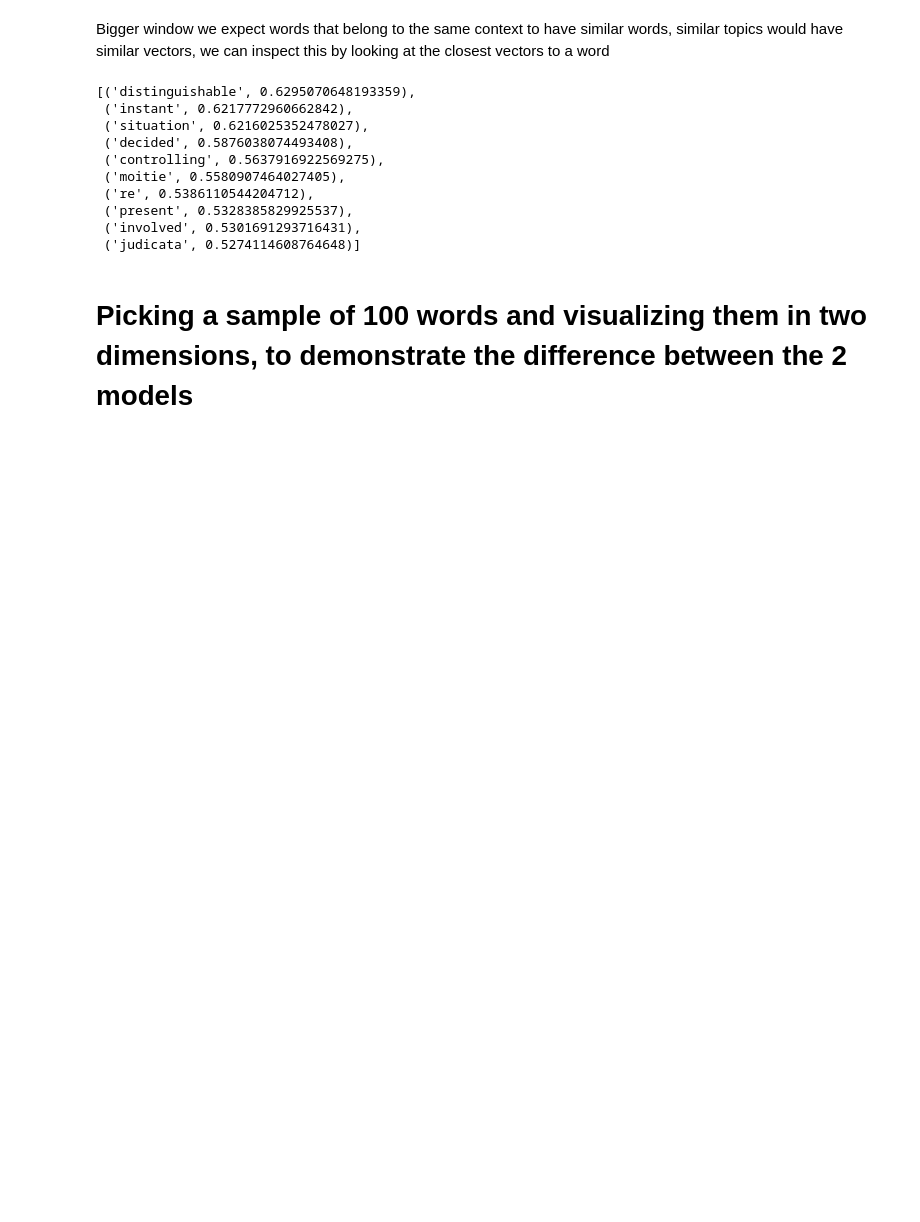
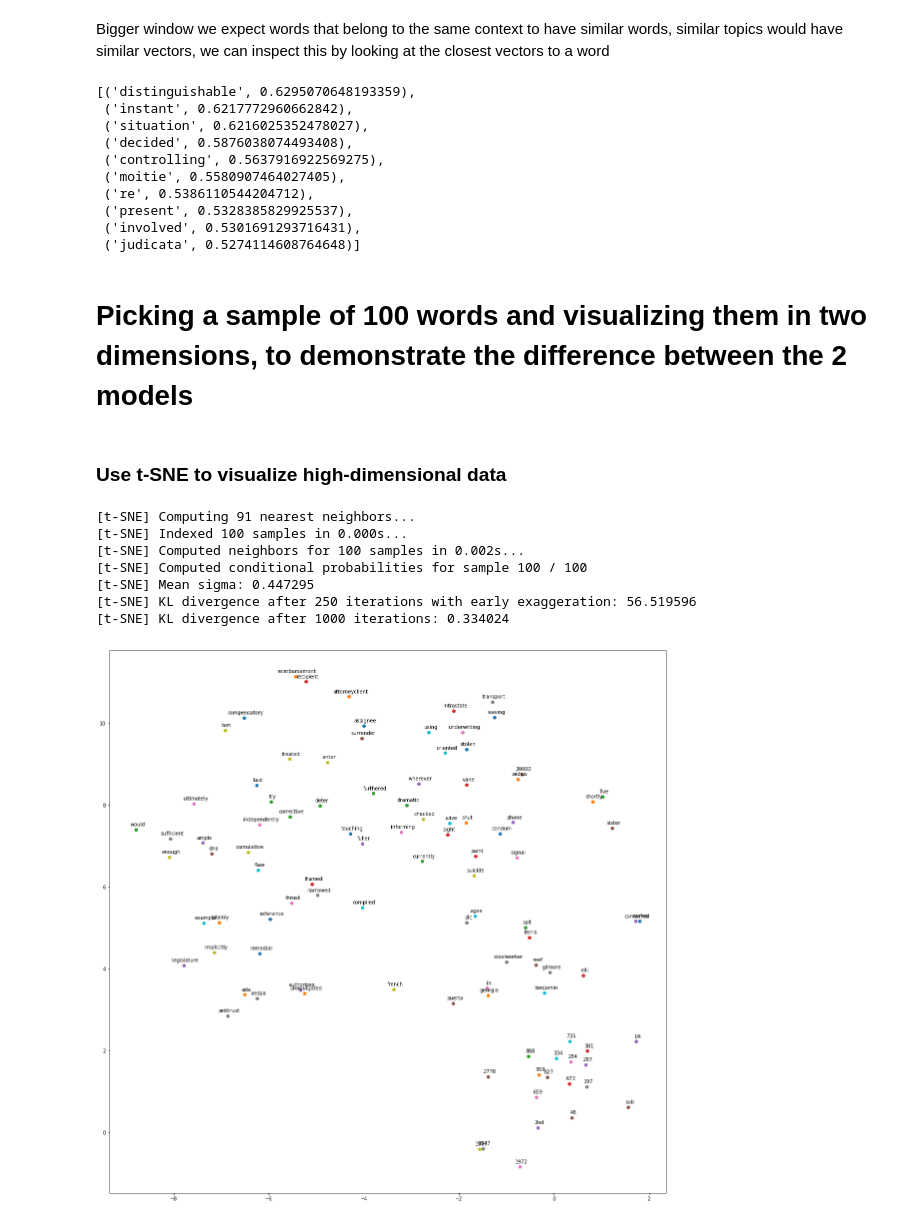
Before and after one commit to panispani/ProblemSets, a Jupyter notebook: Problem Set 3.ipynb, the cells around one changed output. Saved outputs shown, nothing was run; the diff lists cells and outputs as text; code cells hidden in the pictures; blank space fills up the shorter version.

Commit message:
Visualization of word2vec using t-SNE

```diff
--- a/Problem Set 3.ipynb
+++ b/Problem Set 3.ipynb
@@ -171,3 +173,38 @@ w2v_big.wv.most_similar('case')
  ('judicata', 0.5274114608764648)]
 # %% [markdown]
 # Picking a sample of 100 words and visualizing them in two dimensions, to demonstrate the difference between the 2 models
+# %% [markdown]
+### Use t-SNE to visualize high-dimensional data
+# %%
+def plot_words(words, embedding):
+    tsne = TSNE(n_components=2, verbose=1)
+    sequence = [embedding[w] for w in words]
+    seq_embedded = tsne.fit_transform(sequence)
+
+    plt.figure(figsize=(20, 20))
+    for i in range(len(words)):
+        x, y = seq_embedded[i, 0], seq_embedded[i, 1]
+        plt.scatter(x, y)
+        plt.annotate(
+            words[i], # annotation text
+            xy=(x, y), # which  point to annotate
+            xytext=(3, 10),
+            textcoords='offset points',
+            ha='center', # alignment
+            va='center'
+        )
+
+    plt.show()
+# %%
+# SMALL window
+words_small = sample(w2v_small.wv.index2entity, 100)
+plot_words(words_small, w2v_small.wv)
+# %% [output]
+[t-SNE] Computing 91 nearest neighbors...
+[t-SNE] Indexed 100 samples in 0.000s...
+[t-SNE] Computed neighbors for 100 samples in 0.002s...
+[t-SNE] Computed conditional probabilities for sample 100 / 100
+[t-SNE] Mean sigma: 0.447295
+[t-SNE] KL divergence after 250 iterations with early exaggeration: 56.519596
+[t-SNE] KL divergence after 1000 iterations: 0.334024
+[figure, added]
```
Also changed, not shown: parts of 2 cells of this notebook.
